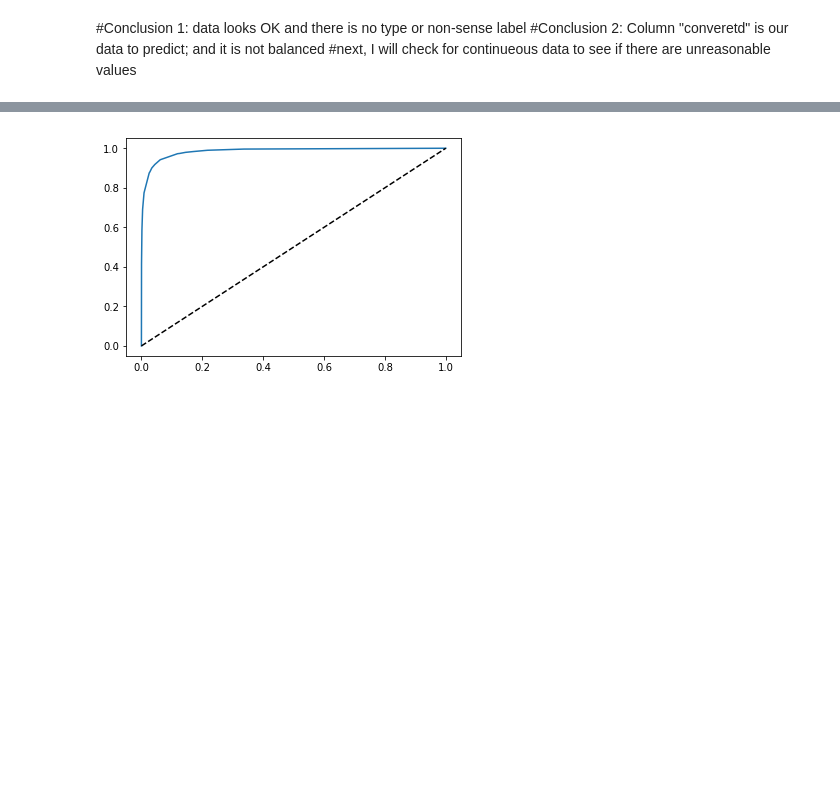
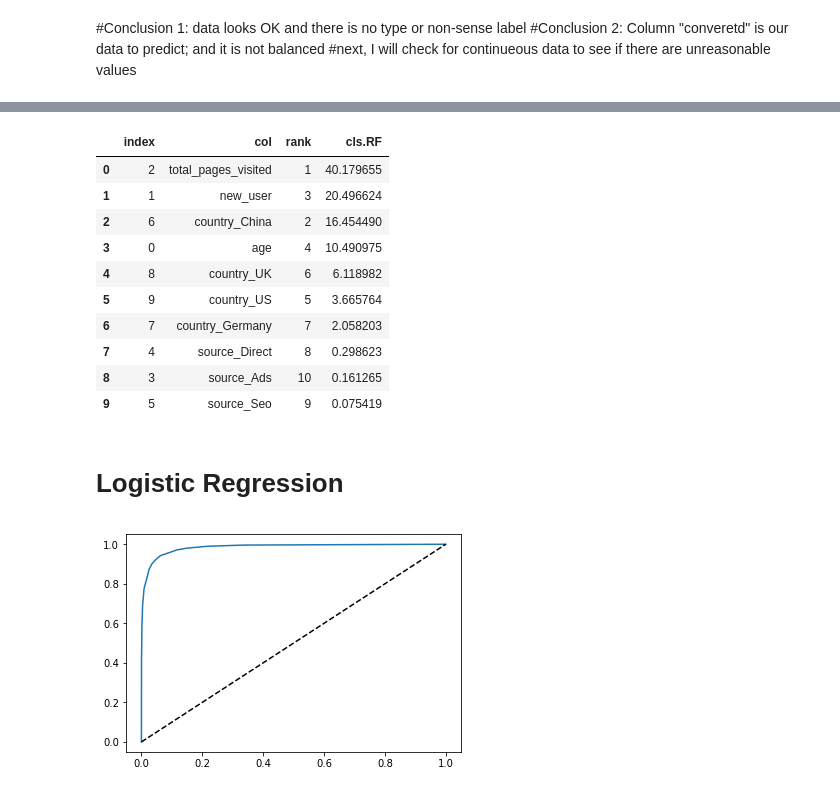
Before and after one commit to haniramezani/WebsiteConversion, a Jupyter notebook: Conversion analysis.ipynb, the cells around one changed output, grey strips where cells are left out. Saved outputs shown, nothing was run; the diff lists cells and outputs as text; code cells hidden in the pictures; blank space fills up the shorter version.

```diff
--- a/Conversion analysis.ipynb
+++ b/Conversion analysis.ipynb
@@ -110,0 +108,7 @@ test_dummy.head(4)
+# %%
+from sklearn.feature_selection import RFE
+
+estimator = linear_model.LogisticRegression(C=1e5, fit_intercept=True, class_weight='balanced')
+selector = RFE(estimator, 1, step=1)
+selector = selector.fit(X_tr_std, Y_train)
+selector.ranking_
@@ -110,0 +117,4 @@ test_dummy.head(4)
+# %%
+RFE_output=pd.DataFrame({'col':X_train.columns, 'rank':selector.ranking_})
+RFE_output
+RFE_output.sort_values(by=['rank'])
@@ -111,3 +164,21 @@ test_dummy.head(4)
+# %%
+RFE_output['cls.RF']=clf_.feature_importances_*100
+# %%
+RFE_output.sort_values(by=['cls.RF'], ascending=False).reset_index()
+# %% [output]
+|  | index | col | rank | cls.RF |
+| 0 | 2 | total_pages_visited | 1 | 40.179655 |
+| 1 | 1 | new_user | 3 | 20.496624 |
+| 2 | 6 | country_China | 2 | 16.454490 |
+| 3 | 0 | age | 4 | 10.490975 |
+| 4 | 8 | country_UK | 6 | 6.118982 |
+| 5 | 9 | country_US | 5 | 3.665764 |
+| 6 | 7 | country_Germany | 7 | 2.058203 |
+| 7 | 4 | source_Direct | 8 | 0.298623 |
+| 8 | 3 | source_Ads | 10 | 0.161265 |
+| 9 | 5 | source_Seo | 9 | 0.075419 |
+# %% [markdown]
+# Logistic Regression
 # %%
 def plot_ROC(FP, TP):
     TP.append(1)
```
Also changed, not shown: parts of 29 cells of this notebook.
